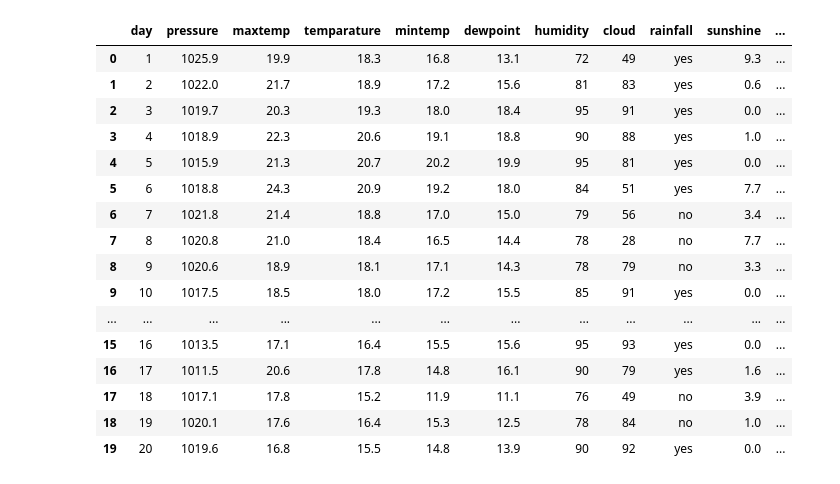
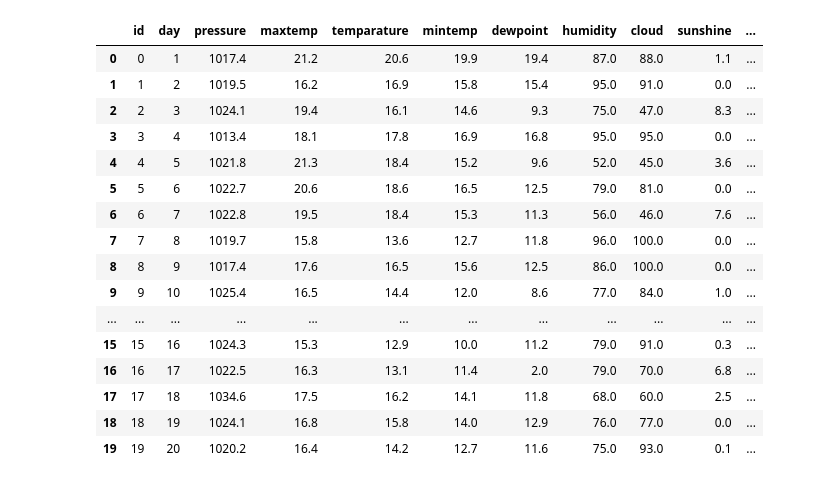
Before and after one commit to clrsims/meterological-forecasting, a Jupyter notebook: rainfall_pred.ipynb, the cells around one changed output. Saved outputs shown, nothing was run; the diff lists cells and outputs as text; code cells hidden in the pictures.

```diff
--- a/rainfall_pred.ipynb
+++ b/rainfall_pred.ipynb
@@ -1,29 +1,28 @@
 # %%
 import pandas as pd
 
-df = pd.read_csv("Rainfall.csv")
-df = df.dropna()
+df = pd.read_csv("train.csv")
 
 from IPython.display import display
 display(df.head(20))
 # %% [output]
-|  | day | pressure | maxtemp | temparature | mintemp | dewpoint | humidity | cloud | rainfall | sunshine | ... |
-| 0 | 1 | 1025.9 | 19.9 | 18.3 | 16.8 | 13.1 | 72 | 49 | yes | 9.3 | ... |
-| 1 | 2 | 1022.0 | 21.7 | 18.9 | 17.2 | 15.6 | 81 | 83 | yes | 0.6 | ... |
-| 2 | 3 | 1019.7 | 20.3 | 19.3 | 18.0 | 18.4 | 95 | 91 | yes | 0.0 | ... |
-| 3 | 4 | 1018.9 | 22.3 | 20.6 | 19.1 | 18.8 | 90 | 88 | yes | 1.0 | ... |
-| 4 | 5 | 1015.9 | 21.3 | 20.7 | 20.2 | 19.9 | 95 | 81 | yes | 0.0 | ... |
-| 5 | 6 | 1018.8 | 24.3 | 20.9 | 19.2 | 18.0 | 84 | 51 | yes | 7.7 | ... |
-| 6 | 7 | 1021.8 | 21.4 | 18.8 | 17.0 | 15.0 | 79 | 56 | no | 3.4 | ... |
-| 7 | 8 | 1020.8 | 21.0 | 18.4 | 16.5 | 14.4 | 78 | 28 | no | 7.7 | ... |
-| 8 | 9 | 1020.6 | 18.9 | 18.1 | 17.1 | 14.3 | 78 | 79 | no | 3.3 | ... |
-| 9 | 10 | 1017.5 | 18.5 | 18.0 | 17.2 | 15.5 | 85 | 91 | yes | 0.0 | ... |
+|  | id | day | pressure | maxtemp | temparature | mintemp | dewpoint | humidity | cloud | sunshine | ... |
+| 0 | 0 | 1 | 1017.4 | 21.2 | 20.6 | 19.9 | 19.4 | 87.0 | 88.0 | 1.1 | ... |
+| 1 | 1 | 2 | 1019.5 | 16.2 | 16.9 | 15.8 | 15.4 | 95.0 | 91.0 | 0.0 | ... |
+| 2 | 2 | 3 | 1024.1 | 19.4 | 16.1 | 14.6 | 9.3 | 75.0 | 47.0 | 8.3 | ... |
+| 3 | 3 | 4 | 1013.4 | 18.1 | 17.8 | 16.9 | 16.8 | 95.0 | 95.0 | 0.0 | ... |
+| 4 | 4 | 5 | 1021.8 | 21.3 | 18.4 | 15.2 | 9.6 | 52.0 | 45.0 | 3.6 | ... |
+| 5 | 5 | 6 | 1022.7 | 20.6 | 18.6 | 16.5 | 12.5 | 79.0 | 81.0 | 0.0 | ... |
+| 6 | 6 | 7 | 1022.8 | 19.5 | 18.4 | 15.3 | 11.3 | 56.0 | 46.0 | 7.6 | ... |
+| 7 | 7 | 8 | 1019.7 | 15.8 | 13.6 | 12.7 | 11.8 | 96.0 | 100.0 | 0.0 | ... |
+| 8 | 8 | 9 | 1017.4 | 17.6 | 16.5 | 15.6 | 12.5 | 86.0 | 100.0 | 0.0 | ... |
+| 9 | 9 | 10 | 1025.4 | 16.5 | 14.4 | 12.0 | 8.6 | 77.0 | 84.0 | 1.0 | ... |
 | ... | ... | ... | ... | ... | ... | ... | ... | ... | ... | ... | ... |
-| 15 | 16 | 1013.5 | 17.1 | 16.4 | 15.5 | 15.6 | 95 | 93 | yes | 0.0 | ... |
-| 16 | 17 | 1011.5 | 20.6 | 17.8 | 14.8 | 16.1 | 90 | 79 | yes | 1.6 | ... |
-| 17 | 18 | 1017.1 | 17.8 | 15.2 | 11.9 | 11.1 | 76 | 49 | no | 3.9 | ... |
-| 18 | 19 | 1020.1 | 17.6 | 16.4 | 15.3 | 12.5 | 78 | 84 | no | 1.0 | ... |
-| 19 | 20 | 1019.6 | 16.8 | 15.5 | 14.8 | 13.9 | 90 | 92 | yes | 0.0 | ... |
+| 15 | 15 | 16 | 1024.3 | 15.3 | 12.9 | 10.0 | 11.2 | 79.0 | 91.0 | 0.3 | ... |
+| 16 | 16 | 17 | 1022.5 | 16.3 | 13.1 | 11.4 | 2.0 | 79.0 | 70.0 | 6.8 | ... |
+| 17 | 17 | 18 | 1034.6 | 17.5 | 16.2 | 14.1 | 11.8 | 68.0 | 60.0 | 2.5 | ... |
+| 18 | 18 | 19 | 1024.1 | 16.8 | 15.8 | 14.0 | 12.9 | 76.0 | 77.0 | 0.0 | ... |
+| 19 | 19 | 20 | 1020.2 | 16.4 | 14.2 | 12.7 | 11.6 | 75.0 | 93.0 | 0.1 | ... |
 # %%
 from sklearn.model_selection import train_test_split
 
```
Also changed, not shown: parts of 9 cells of this notebook, 11 other files.
